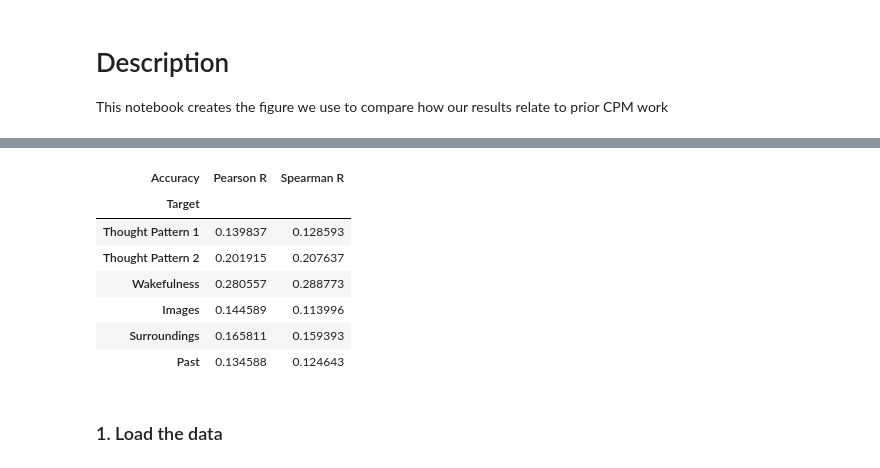
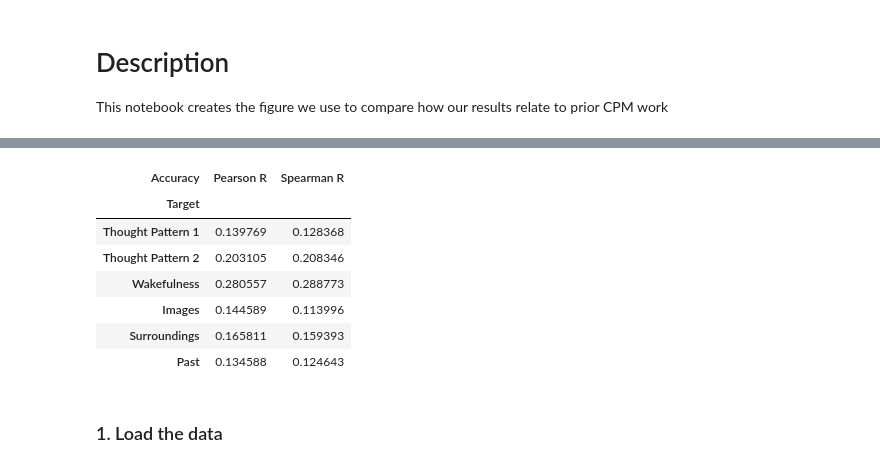
Before and after one commit to nimh-sfim/fc_introspection, a Jupyter notebook: notebooks/S19_CPM_Literature_Comparison.ipynb, the cells around one changed output, grey strips where cells are left out. Drawn from its saved outputs; the diff is of its cells as text; code cells hidden in the pictures.

```diff
--- a/notebooks/S19_CPM_Literature_Comparison.ipynb
+++ b/notebooks/S19_CPM_Literature_Comparison.ipynb
@@ -13,13 +15,13 @@ warnings.simplefilter(action='ignore', category=FutureWarning)
 # %%
-our_acc = pd.read_csv('../resources/cpm/final_avg_accuracies.csv', index_col=0)
+our_acc = pd.read_csv('../resources/cpm/subject_aware_final_avg_accuracies.csv', index_col=0)
 our_acc.index.name='Target'
 our_acc.columns.name='Accuracy'
 our_acc.loc[['Thought Pattern 1','Thought Pattern 2','Wakefulness','Images','Surroundings','Past']]
 # %% [output]
 | Accuracy | Pearson R | Spearman R |
 | Target |  |  |
-| Thought Pattern 1 | 0.139837 | 0.128593 |
-| Thought Pattern 2 | 0.201915 | 0.207637 |
+| Thought Pattern 1 | 0.139769 | 0.128368 |
+| Thought Pattern 2 | 0.203105 | 0.208346 |
 | Wakefulness | 0.280557 | 0.288773 |
 | Images | 0.144589 | 0.113996 |
 | Surroundings | 0.165811 | 0.159393 |
```
Also changed, not shown: parts of 4 cells of this notebook, 2 other files.
